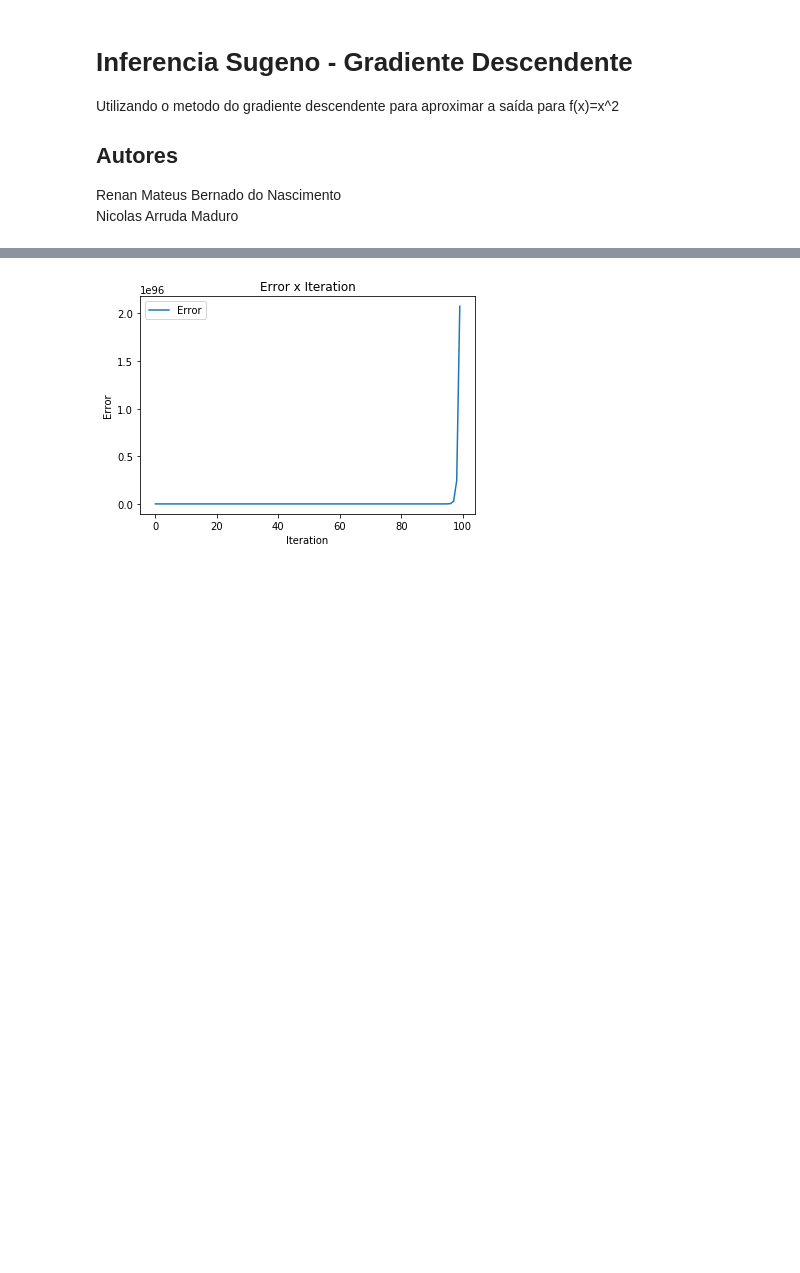
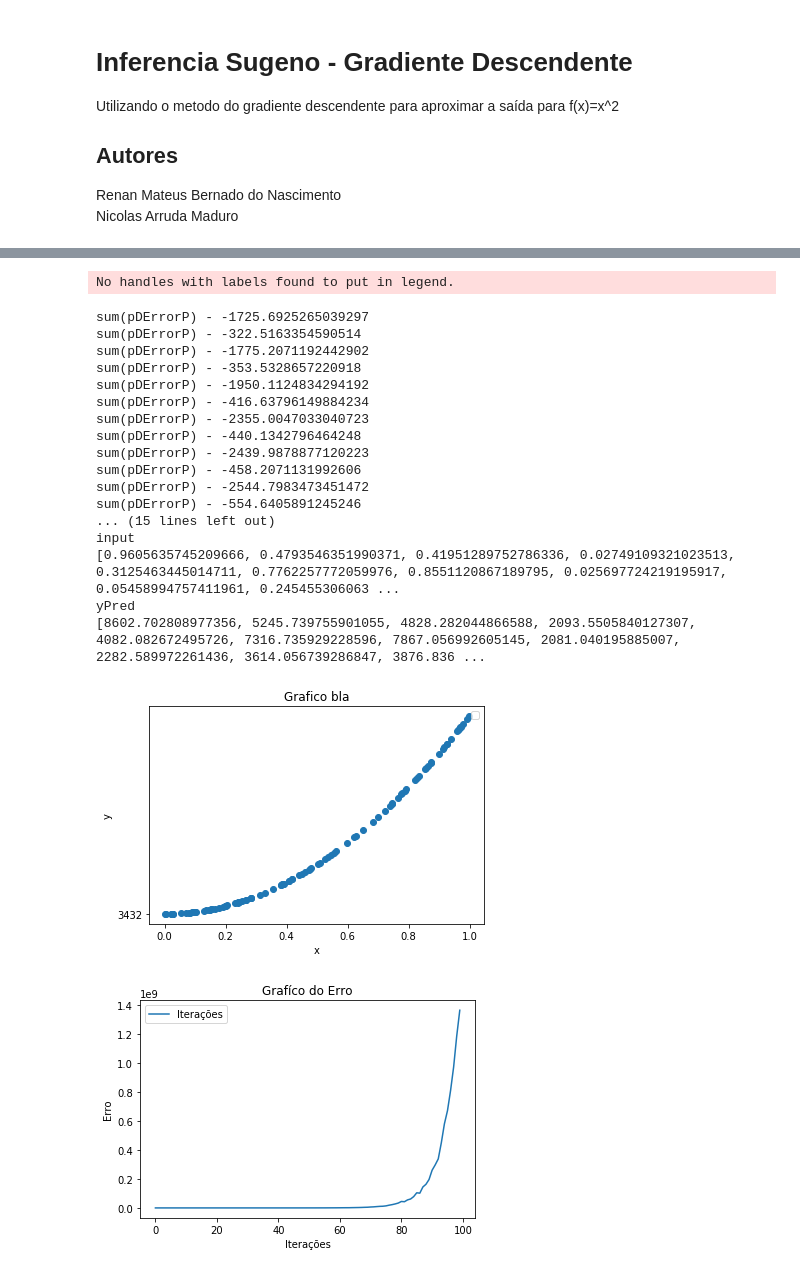
Before and after one commit to RenanNascimento/Inferencia-Sugeno-Gradiente-Descendente, a Jupyter notebook: Inferencia-sugeno-gradiente-descendente.ipynb, the cells around one changed output, grey strips where cells are left out. Cells and saved outputs as stored; diff of their text form; code cells hidden in the pictures; blank space fills up the shorter version.

```diff
--- a/Inferencia-sugeno-gradiente-descendente.ipynb
+++ b/Inferencia-sugeno-gradiente-descendente.ipynb
@@ -18,4 +18,16 @@ class IpsilonFunc:
 
     def out(self, x):
         return self.p*x + self.q
+# %%
+def plotGraph(xValues, yValues,title,ylabel,xlabel,numberOfPlots):
+    if numberOfPlots==1:
+        plt.plot(xValues, yValues, label=xlabel)
+    elif numberOfPlots==2:
+        #plt.plot(xValues, yValues[0], label=xlabel)
+        plt.plot(xValues,yValues[1], "o","3432")
+    plt.ylabel(ylabel)
+    plt.xlabel(xlabel)
+    plt.title(title)
+    plt.legend()
+    plt.show()
 # %%
@@ -123,12 +132,11 @@ class GradientDescent:
 # %%
 func = 'line'
-func_qty = 2
-domain = (-2, 2)
-input_size = 10
+domain = (0, 1)
+input_size = 100
 learning_rate = 0.1
-yRange = (-100, 100)
+yRange = (0, 1)
 iteration = 100
 
-gd = GradientDescent(func, func_qty, domain, input_size, learning_rate, yRange, iteration)
+gd = GradientDescent(func, domain, input_size, learning_rate, yRange, iteration)
 gd.run()
 # %% [output]
@@ -135 +160,20 @@ gd.run()
+No handles with labels found to put in legend.
+sum(pDErrorP) - -1725.6925265039297
+sum(pDErrorP) - -322.5163354590514
+sum(pDErrorP) - -1775.2071192442902
+sum(pDErrorP) - -353.5328657220918
+sum(pDErrorP) - -1950.1124834294192
+sum(pDErrorP) - -416.63796149884234
+sum(pDErrorP) - -2355.0047033040723
+sum(pDErrorP) - -440.1342796464248
+sum(pDErrorP) - -2439.9878877120223
+sum(pDErrorP) - -458.2071131992606
+sum(pDErrorP) - -2544.7983473451472
+sum(pDErrorP) - -554.6405891245246
+... (15 lines left out)
+input
+[0.9605635745209666, 0.4793546351990371, 0.41951289752786336, 0.02749109321023513, 0.3125463445014711, 0.7762257772059976, 0.8551120867189795, 0.025697724219195917, 0.05458994757411961, 0.245455306063 ...
+yPred
+[8602.702808977356, 5245.739755901055, 4828.282044866588, 2093.5505840127307, 4082.082672495726, 7316.735929228596, 7867.056992605145, 2081.040195885007, 2282.589972261436, 3614.056739286847, 3876.836 ...
-[figure, old version]
+[figure, new version]
+[figure, added]
```
Also changed, not shown: parts of 2 cells of this notebook.
